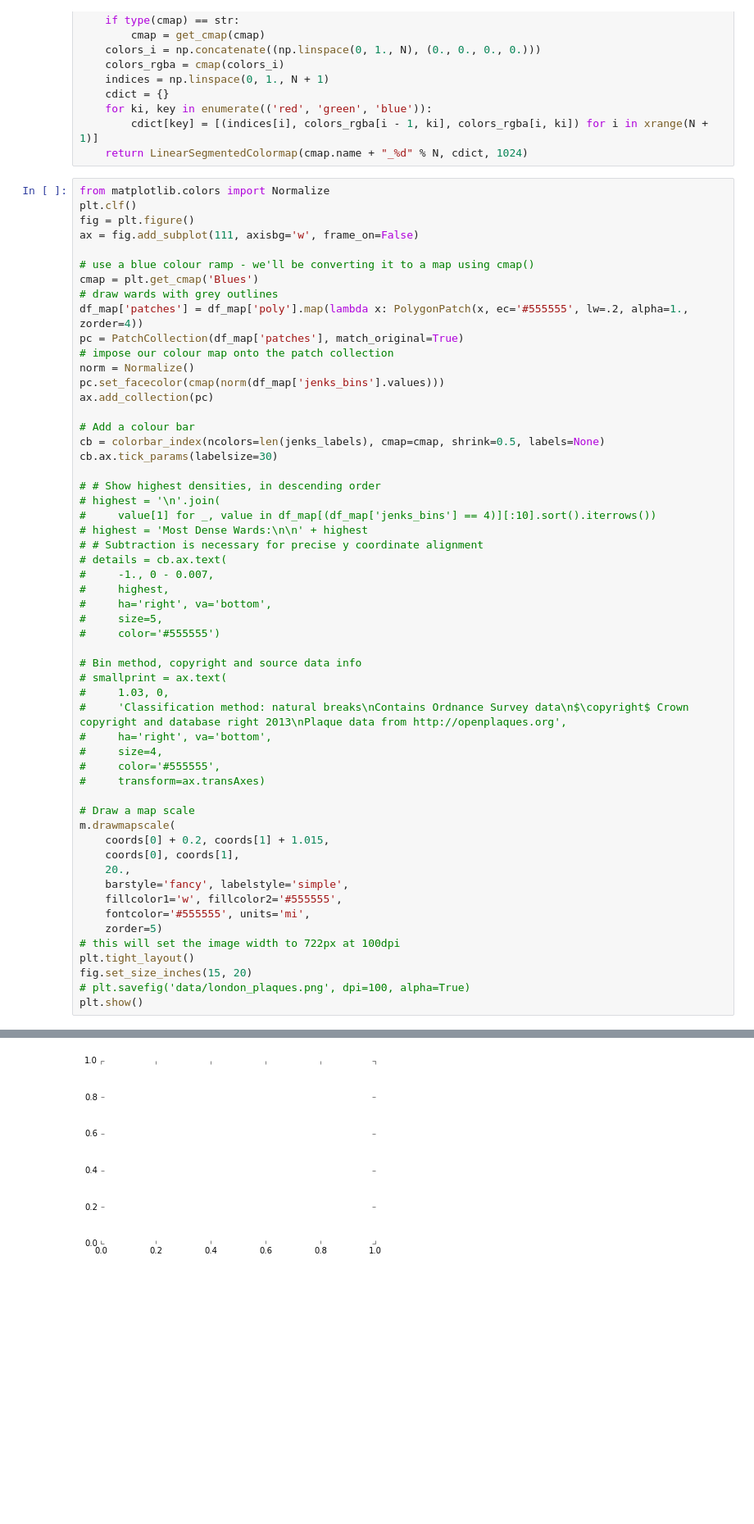
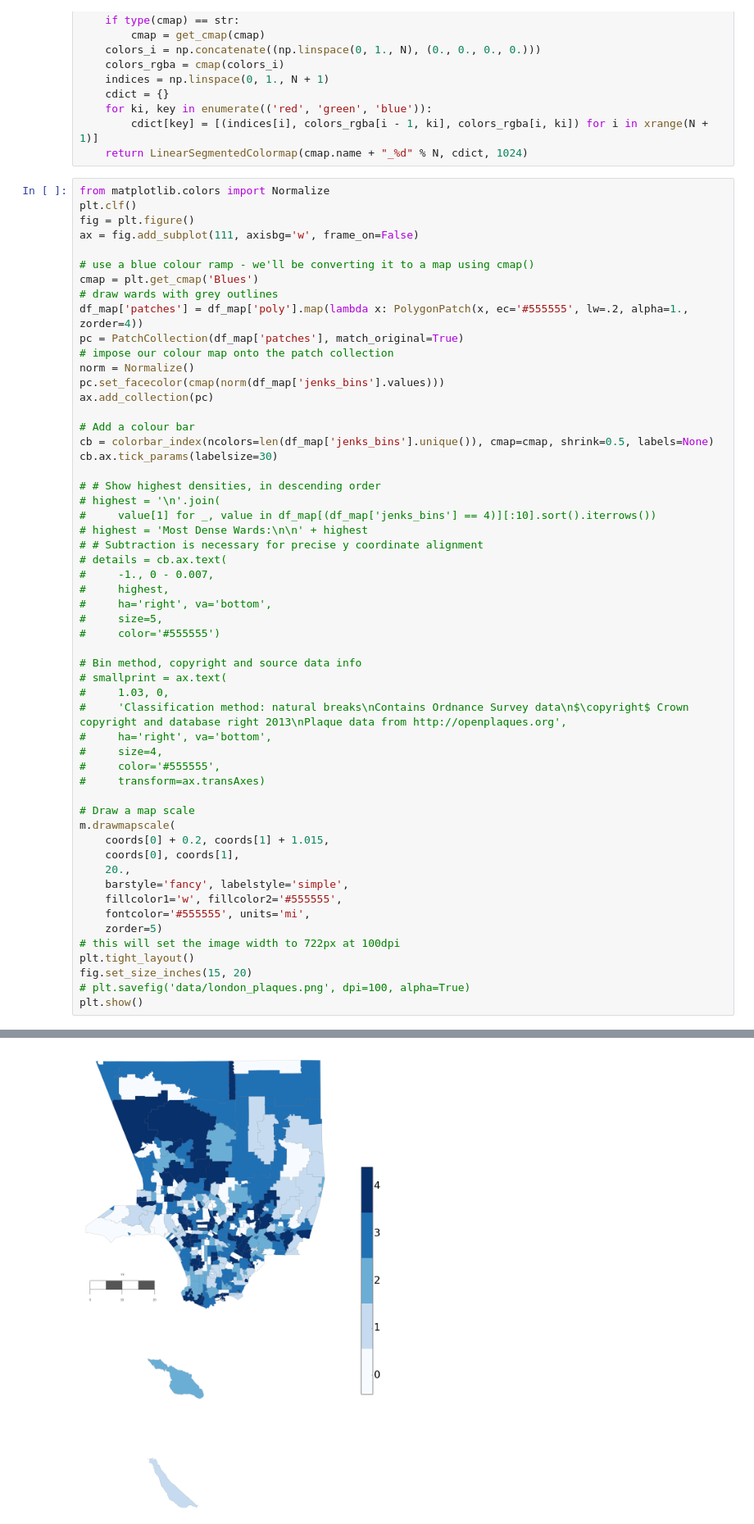
Before and after one commit to livenb/crime_prediction, a Jupyter notebook: MessWithMap.ipynb, the cells around one changed output, grey strips where cells are left out. Shown at 82% size. Drawn from its saved outputs; the diff is of its cells as text; blank space fills up the shorter version.

```diff
--- a/MessWithMap.ipynb
+++ b/MessWithMap.ipynb
@@ -212,7 +212,7 @@ pc.set_facecolor(cmap(norm(df_map['jenks_bins'].values)))
 ax.add_collection(pc)
 
 # Add a colour bar
-cb = colorbar_index(ncolors=len(jenks_labels), cmap=cmap, shrink=0.5, labels=None)
+cb = colorbar_index(ncolors=len(df_map['jenks_bins'].unique()), cmap=cmap, shrink=0.5, labels=None)
 cb.ax.tick_params(labelsize=30)
 
 # # Show highest densities, in descending order
@@ -256 +255 @@ NameError: name 'jenks_labels' is not defined
-[figure, old version]
+[figure, new version]
```
Also changed, not shown: parts of 2 cells of this notebook, 6 other files.
